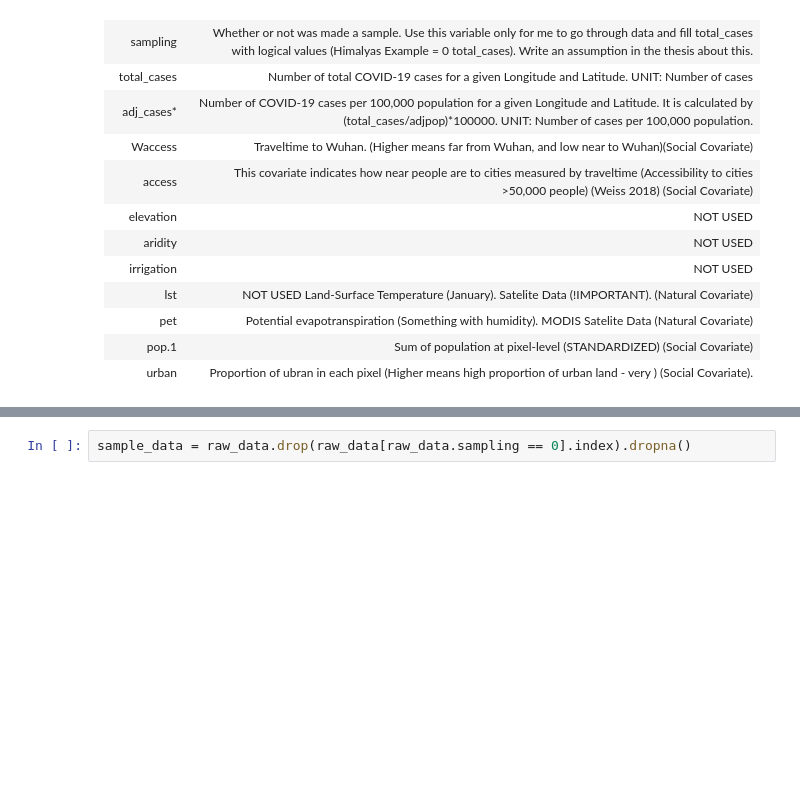
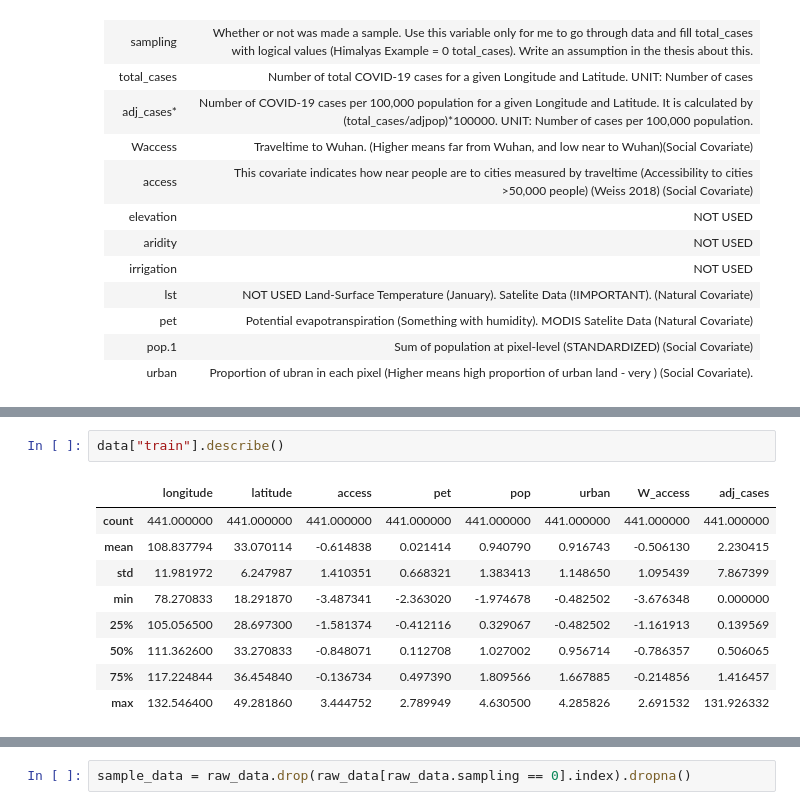
Before and after one commit to dsvanidze/replicability, a Jupyter notebook: data-exploration/data-exploration.ipynb, the cells around one changed output, grey strips where cells are left out. Cells and saved outputs as stored; diff of their text form; blank space fills up the shorter version.

```diff
--- a/data-exploration/data-exploration.ipynb
+++ b/data-exploration/data-exploration.ipynb
@@ -241,0 +56,12 @@ data.to_csv("../data/csvs/data.csv", index=True, index_label="index", na_rep="NA
+# %%
+data["train"].describe()
+# %% [output]
+|  | longitude | latitude | access | pet | pop | urban | W_access | adj_cases |
+| count | 441.000000 | 441.000000 | 441.000000 | 441.000000 | 441.000000 | 441.000000 | 441.000000 | 441.000000 |
+| mean | 108.837794 | 33.070114 | -0.614838 | 0.021414 | 0.940790 | 0.916743 | -0.506130 | 2.230415 |
+| std | 11.981972 | 6.247987 | 1.410351 | 0.668321 | 1.383413 | 1.148650 | 1.095439 | 7.867399 |
+| min | 78.270833 | 18.291870 | -3.487341 | -2.363020 | -1.974678 | -0.482502 | -3.676348 | 0.000000 |
+| 25% | 105.056500 | 28.697300 | -1.581374 | -0.412116 | 0.329067 | -0.482502 | -1.161913 | 0.139569 |
+| 50% | 111.362600 | 33.270833 | -0.848071 | 0.112708 | 1.027002 | 0.956714 | -0.786357 | 0.506065 |
+| 75% | 117.224844 | 36.454840 | -0.136734 | 0.497390 | 1.809566 | 1.667885 | -0.214856 | 1.416457 |
+| max | 132.546400 | 49.281860 | 3.444752 | 2.789949 | 4.630500 | 4.285826 | 2.691532 | 131.926332 |
```
Also changed, not shown: parts of 24 cells of this notebook, 2 other files.
